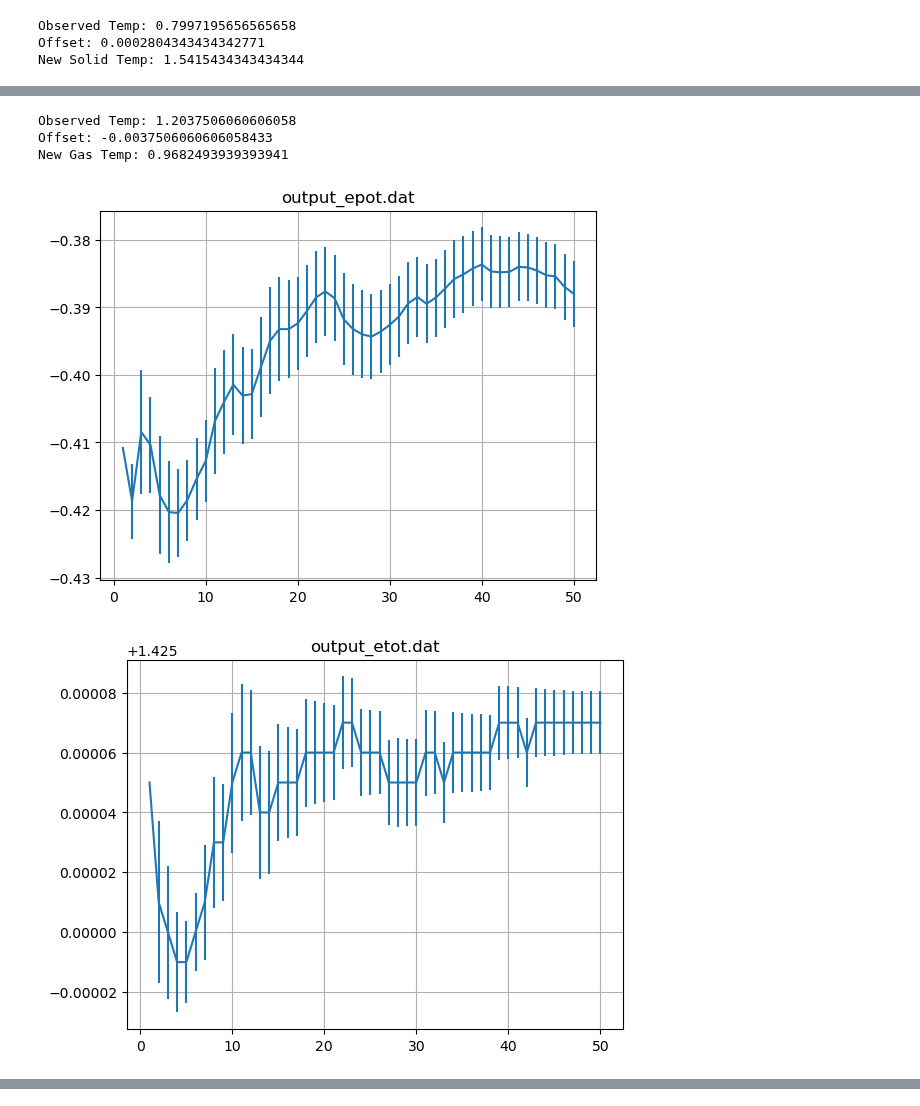
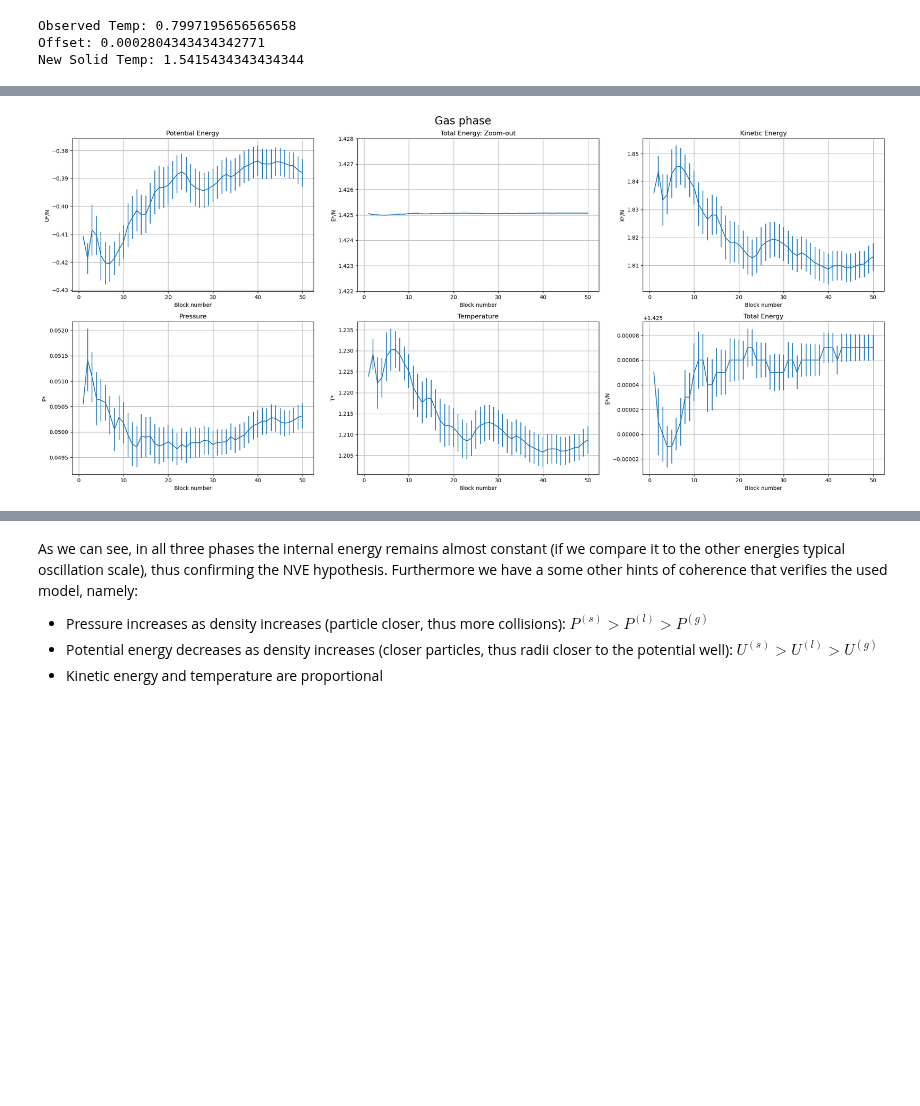
Before and after one commit to YggdrasilUrthr/NSL, a Jupyter notebook: Lab4/Lab4.ipynb, the cells around one changed output, grey strips where cells are left out. Cells and saved outputs as stored; diff of their text form; code cells hidden in the pictures; blank space fills up the shorter version.

```diff
--- a/Lab4/Lab4.ipynb
+++ b/Lab4/Lab4.ipynb
@@ -14,0 +1,10 @@ plt.show()
+# %%
+import matplotlib.pyplot as plt
+import numpy as np
+import os
+
+# This is needed since in the output files only the last 50 blocks are the real simulation, while all the other data are equilibration data
+NBLOCK = 50
+
+Titles = ["Potential Energy", "Total Energy", "Kinetic Energy", "Pressure", "Temperature", ""]
+Y_Labels = ["U*/N", "E*/N", "K*/N", "P*", "T*", ""]
@@ -107,35 +233,45 @@ plt.show()
-# %%
-ex_gas_T = 1.2
-old_gas_T = [1.2, 0.974, 0.970, 0.972] # History of update start temperature
-ob_gas_T = np.average(gas_T_ne[-100:-1,2])
-
-# Average last 100 block temps and calculate offset => new simulation temperature
-offset = ex_gas_T - ob_gas_T
-new_temp = old_gas_T[-1] + offset
-
-print("Observed Temp: " + ob_gas_T.astype(str))
-print("Offset: " + offset.astype(str))
-print("New Gas Temp: " + new_temp.astype(str))
-# %% [output]
-Observed Temp: 1.2037506060606058
-Offset: -0.0037506060606058433
-New Gas Temp: 0.9682493939393941
 # %%
 directory_name = "./MDNVE_MCNVT/Eq/Gas/"
 directory = os.fsencode(directory_name)
 
-for file in os.listdir(directory):
+plt.figure().set_size_inches(22, 10)
+
+for idx, file in enumerate(os.listdir(directory)):
 
     filename = os.fsdecode(file)
 
     if filename != "input.in":
 
         data = np.loadtxt(directory_name + filename)
 
+        if(idx == 2):
+
+            avg = round(np.average(data[-NBLOCK:,2]), 3)
+            y_ticks = np.linspace(avg - 3e-3, avg + 3e-3, 7)
+
+            plt.subplot(2, 3, 2)
+
+            plt.errorbar(data[-NBLOCK:,0], data[-NBLOCK:,2], yerr=data[-NBLOCK:,3])
+            plt.yticks(y_ticks)
+            plt.xlabel("Block number")
+            plt.ylabel(Y_Labels[idx - 1])
+            plt.title(Titles[idx - 1] + ": Zoom-out")
+            plt.grid(True)
+
+            plt.subplot(2, 3, 6)
+
+        else:
+
+            plt.subplot(2, 3, idx)
+
         plt.errorbar(data[-NBLOCK:,0], data[-NBLOCK:,2], yerr=data[-NBLOCK:,3])
+        plt.xlabel("Block number")
+        plt.ylabel(Y_Labels[idx - 1])
+        plt.title(Titles[idx - 1])
         plt.grid(True)
-        plt.title(filename)
-        plt.show()
+
+plt.gcf().suptitle("Gas phase", fontsize = 20)
+plt.tight_layout()
+plt.show()
 # %% [output]
-[figure, old version]
+[figure, new version]
-[figure, removed]
@@ -144,0 +278,6 @@ for file in os.listdir(directory):
+# %% [markdown]
+As we can see, in all three phases the internal energy remains almost constant (if we compare it to the other energies typical oscillation scale), thus confirming the NVE hypothesis. Furthermore we have a some other hints of coherence that verifies the used model, namely:
+
+- Pressure increases as density increases (particle closer, thus more collisions): $P^{(s)} > P^{(l)} > P^{(g)}$
+- Potential energy decreases as density increases (closer particles, thus radii closer to the potential well): $U^{(s)} > U^{(l)} > U^{(g)}$
+- Kinetic energy and temperature are proportional
```
Also changed, not shown: parts of 22 cells of this notebook, 1 other file.
